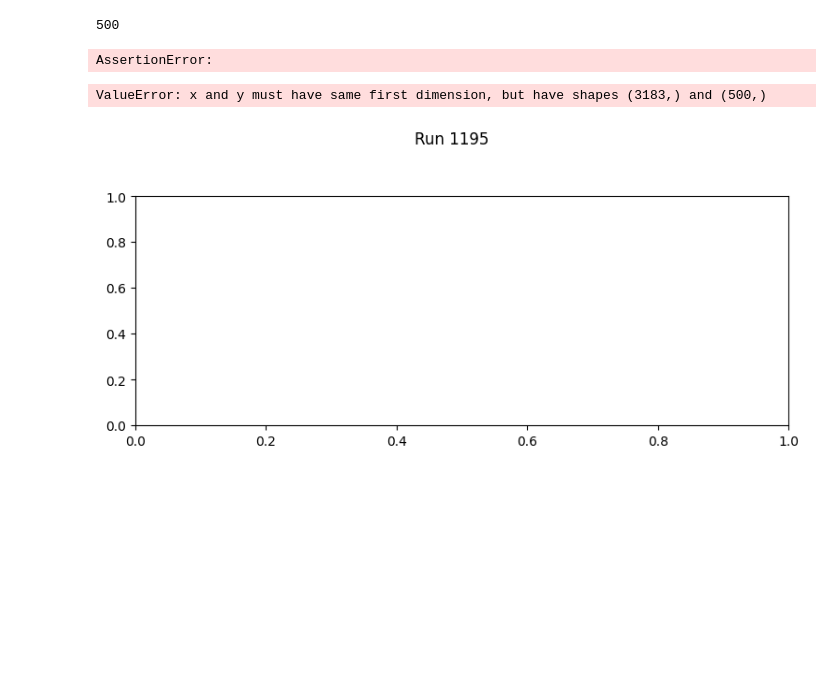
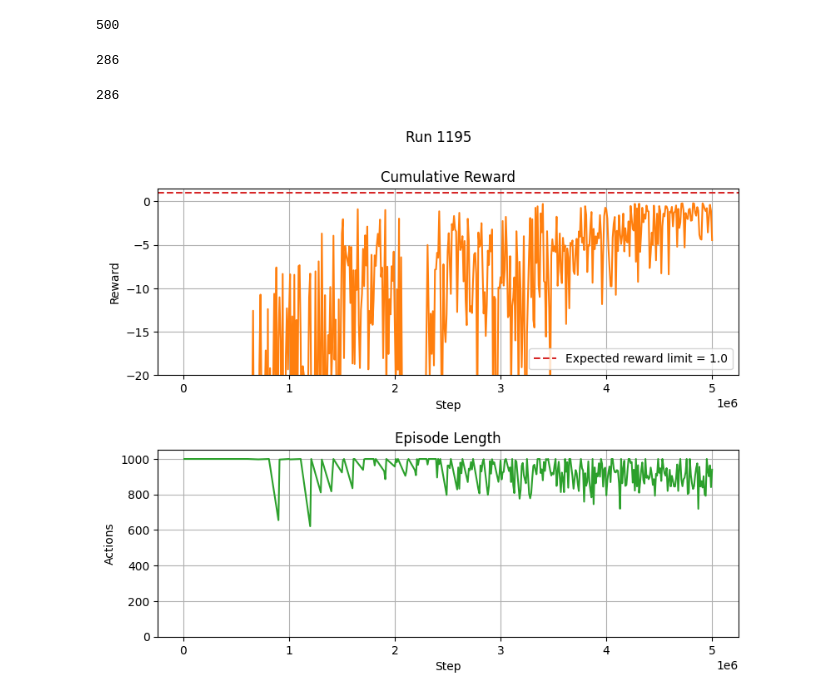
Before and after one commit to muehlefeldt/unity-machine-learning, a Jupyter notebook: python/notebooks/plot.ipynb, the cells around one changed output. Drawn from its saved outputs; the diff is of its cells as text; code cells hidden in the pictures; blank space fills up the shorter version.

Commit message:
Plots take different len() in account.

```diff
--- a/python/notebooks/plot.ipynb
+++ b/python/notebooks/plot.ipynb
@@ -42,17 +42,21 @@ y_values = {
     Tag.CUMULATIVE_REWARD: [],
     Tag.EP_LENGTH: []
 }
-x_values = []
+x_values = {
+    Tag.CUMULATIVE_REWARD: [],
+    Tag.EP_LENGTH: []
+}
 for event in EventFileLoader(str(path_to_result)).Load():
     # event = event_pb2.Event.FromString(batch.numpy())
     #y_values.append(event)
     for value in event.summary.value:
         if value.tag == Tag.CUMULATIVE_REWARD.value:
             y_values[Tag.CUMULATIVE_REWARD].append(value.tensor.float_val[0])
+            x_values[Tag.CUMULATIVE_REWARD].append(event.step)
 
         if value.tag == Tag.EP_LENGTH.value:
             y_values[Tag.EP_LENGTH].append(value.tensor.float_val[0])
-    x_values.append(event.step)
+            x_values[Tag.EP_LENGTH].append(event.step)
 #y_values = y_values[::10]
 len(y_values[Tag.CUMULATIVE_REWARD])
 # %% [output]
@@ -60,5 +67,11 @@ len(y_values[Tag.CUMULATIVE_REWARD])
+# %%
+#y_values = y_values[::10]
+len(y_values[Tag.EP_LENGTH])
+# %% [output]
+286
 # %%
 for tag in y_values:
-    assert len(x_values) == len(y_values[tag])
+    assert len(x_values[tag]) == len(y_values[tag])
+    if len(x_values[tag]) > 10000:
+        x_values[tag] = x_values[tag][::100]
+        y_values[tag] = y_values[tag][::100]
-# %% [output]
-AssertionError:
@@ -67,3 +78,7 @@ AssertionError:
+# %%
+len(y_values[Tag.EP_LENGTH])
+# %% [output]
+286
 # %%
 if not plot_all:#plt.rcParams["savefig.facecolor"] = "#000000"
 #plt.rcParams["figure.facecolor"] = "#222222"
@@ -86,36 +101,35 @@ if plot_all:
     #fig = plt.figure()
     fig.patch.set_alpha(0.)
 
     gs = fig.add_gridspec(ncols=1, nrows=2, figure=fig)
 
     # First plot.
     selected_tag = Tag.CUMULATIVE_REWARD
     axs_first = fig.add_subplot(gs[0, 0])
     fig.suptitle(f"Run {selected_run}")
-    axs_first.plot(x_values, y_values[selected_tag] , color=tag_colors[selected_tag])
+    axs_first.plot(x_values[selected_tag], y_values[selected_tag] , color=tag_colors[selected_tag])
     axs_first.axhline(1.0, label="Expected reward limit = 1.0", color="C3", linestyle="dashed")
-    axs_first.set_ylim(-5, 1.5)
+    axs_first.set_ylim(-20, 1.5)
     axs_first.set_title(selected_tag.value.split("/")[-1])
     axs_first.set_xlabel("Step")
     axs_first.set_ylabel("Reward")
     axs_first.legend()
     axs_first.grid()
 
     # Second plot.
     selected_tag = Tag.EP_LENGTH
     axs_second = fig.add_subplot(gs[1, 0])
-    axs_second.plot(x_values, y_values[selected_tag], color=tag_colors[selected_tag])
+    axs_second.plot(x_values[selected_tag], y_values[selected_tag], color=tag_colors[selected_tag])
     axs_second.set_title(selected_tag.value.split("/")[-1])
-    axs_second.set_ylim(0, 200)
+    axs_second.set_ylim(0, 1050)
     axs_second.set_xlabel("Step")
     axs_second.set_ylabel("Actions")
     axs_second.grid()
     #axs_second.legend()
 
     plt.subplots_adjust(hspace=0.4)
 
     #plt.savefig(f"{selected_run}_all.pdf")
     fig.savefig(f"{selected_run}_all.pdf")
 # %% [output]
-ValueError: x and y must have same first dimension, but have shapes (3183,) and (500,)
-[figure, old version]
+[figure, new version]
```
Also changed, not shown: parts of 2 cells of this notebook.
